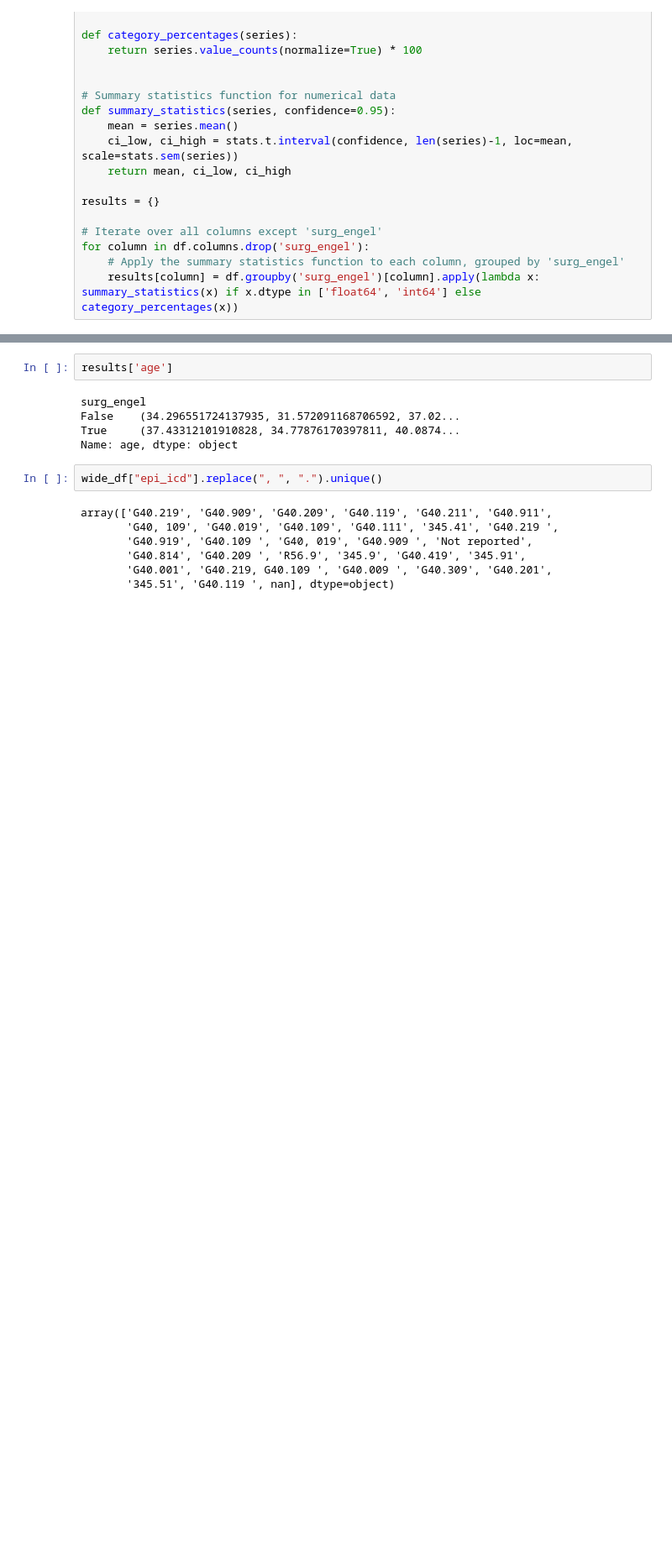
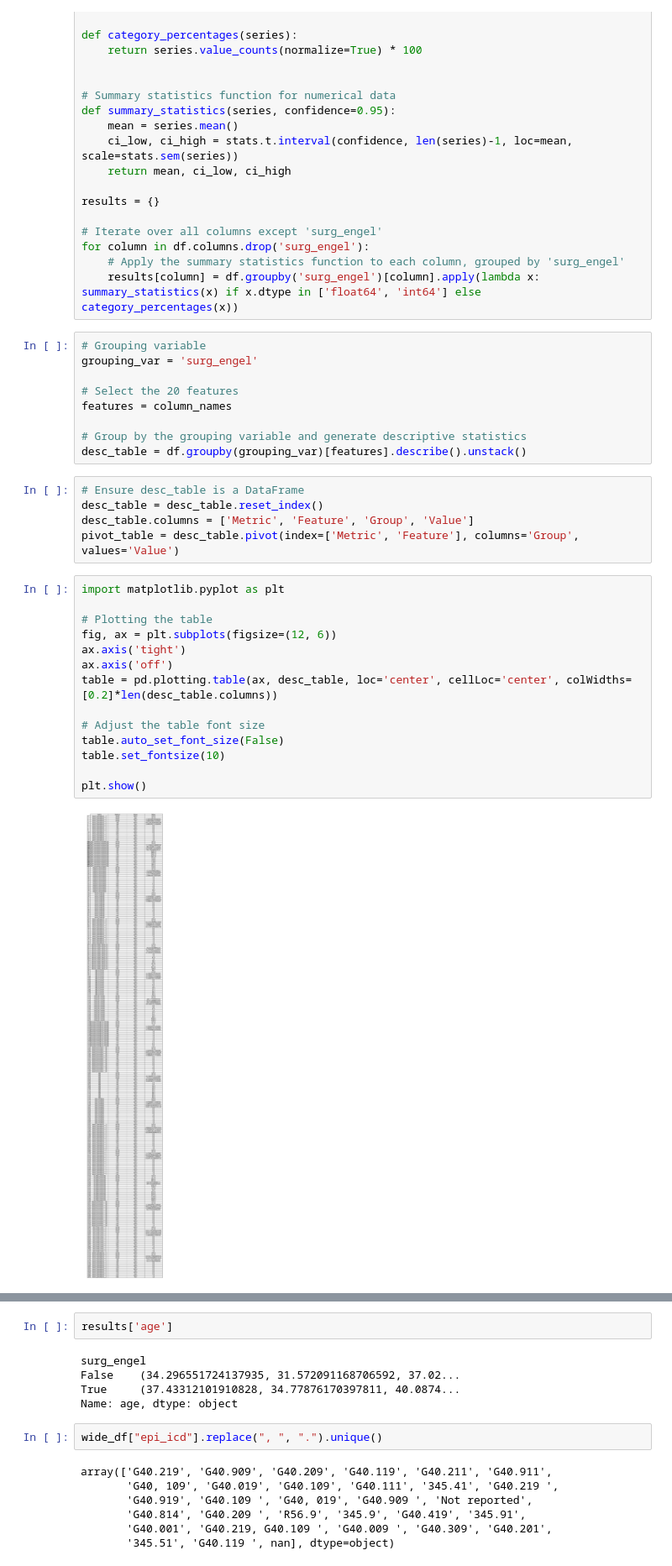
Before and after one commit to AmauryPelzer/Engel-outcome-prediction, a Jupyter notebook: notebooks/1. exploratory/exploratory.ipynb, the cells around one changed output, grey strips where cells are left out. Shown at 84% size. Saved outputs shown, nothing was run; the diff lists cells and outputs as text; blank space fills up the shorter version.

Commit message:
Started description table

```diff
--- a/notebooks/1. exploratory/exploratory.ipynb
+++ b/notebooks/1. exploratory/exploratory.ipynb
@@ -693,6 +693,36 @@ results = {}
 for column in df.columns.drop('surg_engel'):
     # Apply the summary statistics function to each column, grouped by 'surg_engel'
     results[column] = df.groupby('surg_engel')[column].apply(lambda x: summary_statistics(x) if x.dtype in ['float64', 'int64'] else category_percentages(x))
+# %%
+# Grouping variable
+grouping_var = 'surg_engel'
+
+# Select the 20 features
+features = column_names
+
+# Group by the grouping variable and generate descriptive statistics
+desc_table = df.groupby(grouping_var)[features].describe().unstack()
+# %%
+# Ensure desc_table is a DataFrame
+desc_table = desc_table.reset_index()
+desc_table.columns = ['Metric', 'Feature', 'Group', 'Value']
+pivot_table = desc_table.pivot(index=['Metric', 'Feature'], columns='Group', values='Value')
+# %%
+import matplotlib.pyplot as plt
+
+# Plotting the table
+fig, ax = plt.subplots(figsize=(12, 6))
+ax.axis('tight')
+ax.axis('off')
+table = pd.plotting.table(ax, desc_table, loc='center', cellLoc='center', colWidths=[0.2]*len(desc_table.columns))
+
+# Adjust the table font size
+table.auto_set_font_size(False)
+table.set_fontsize(10)
+
+plt.show()
+# %% [output]
+[figure, added]
 # %%
 df.info()
 # %% [output]
```
Also changed, not shown: parts of 9 cells of this notebook, 1 other file.
